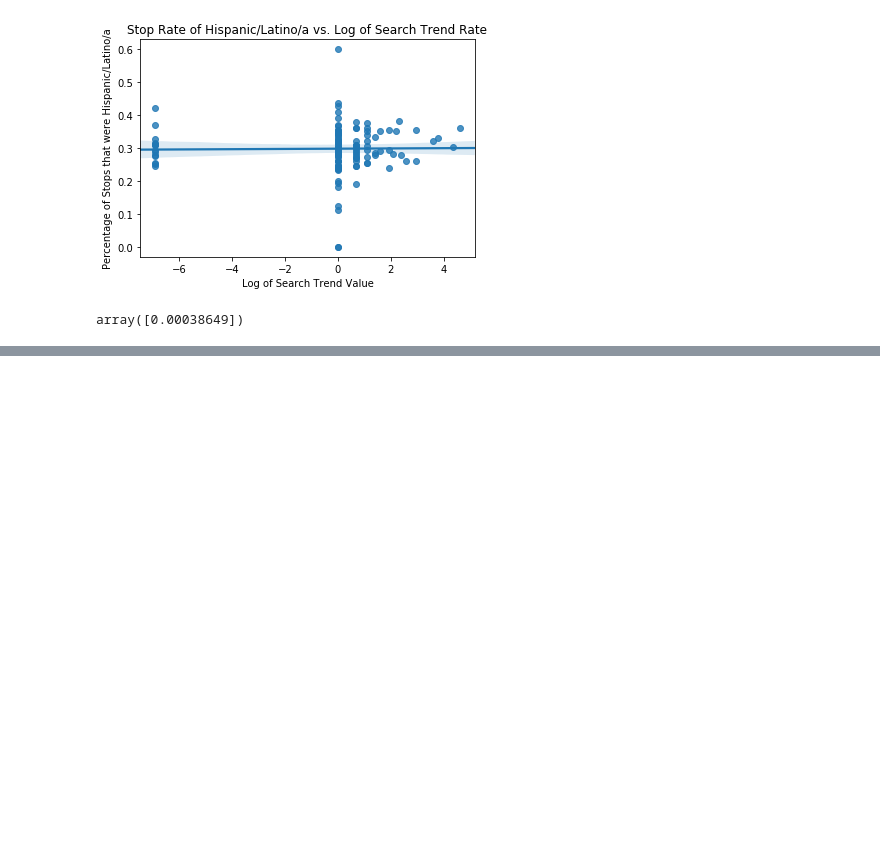
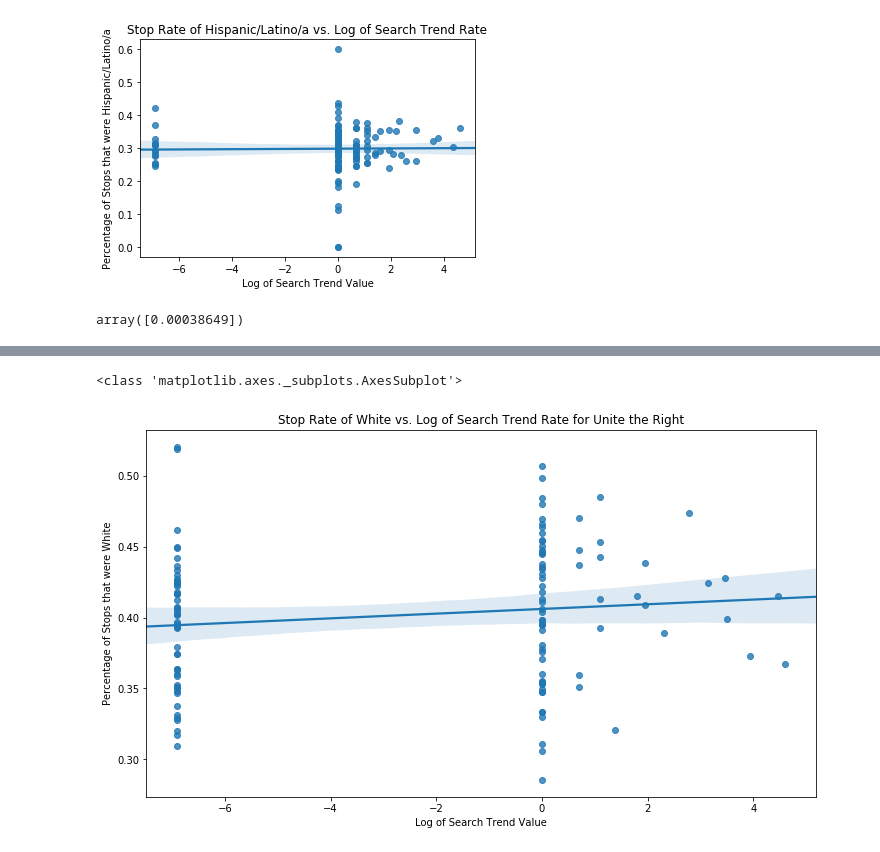
Before and after one commit to tevans-barton/Fair-Policing-Capstone, a Jupyter notebook: notebooks/RegressionNotebook.ipynb, the cells around one changed output, grey strips where cells are left out. Drawn from its saved outputs; the diff is of its cells as text; code cells hidden in the pictures; blank space fills up the shorter version.

```diff
--- a/notebooks/RegressionNotebook.ipynb
+++ b/notebooks/RegressionNotebook.ipynb
@@ -92,0 +108,6 @@ array([0.00038649])
+# %%
+reg_utr = regression(('06-12-2017', '10-12-2017'), 'White', 'Unite the Right', save_fig = True)
+#eda_viz.month_race_count_viz(('06-12-2017', '10-12-2017'), 'Unite the Right', save_fig = True)
+# %% [output]
+<class 'matplotlib.axes._subplots.AxesSubplot'>
+[figure, added]
```
Also changed, not shown: parts of 8 cells of this notebook, 9 other files.
